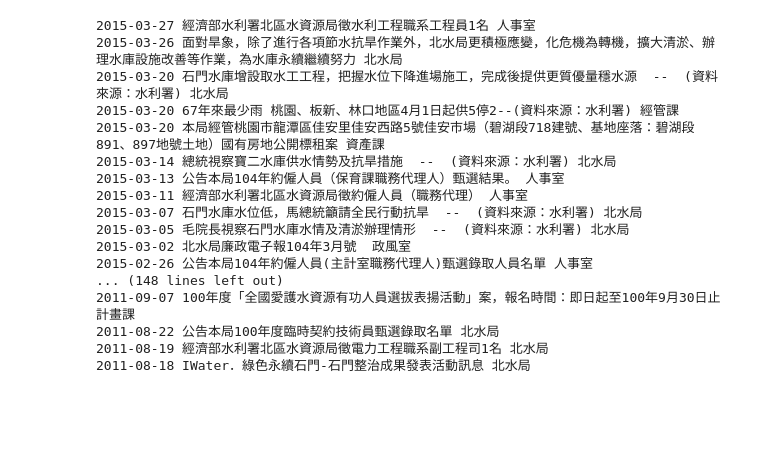
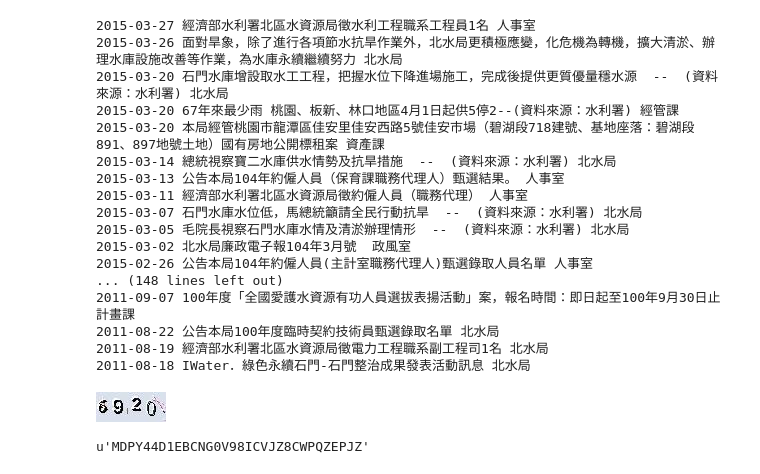
Before and after one commit to ywchiu/201503ETL, a Jupyter notebook: 201503ETL4.ipynb, the cells around one changed output. Cells and saved outputs as stored; diff of their text form; code cells hidden in the pictures; blank space fills up the shorter version.

```diff
--- a/201503ETL4.ipynb
+++ b/201503ETL4.ipynb
@@ -977,0 +987,5 @@ for item in soup.select(".headline table tr"):
+# %%
+from IPython.core.display import Image
+Image("img.png")
+# %% [output]
+[figure, added]
@@ -977,0 +1004,4 @@ for item in soup.select(".headline table tr"):
+# %%
+token
+# %% [output]
+u'MDPY44D1EBCNG0V98ICVJZ8CWPQZEPJZ'
```
Also changed, not shown: parts of 7 cells of this notebook.
